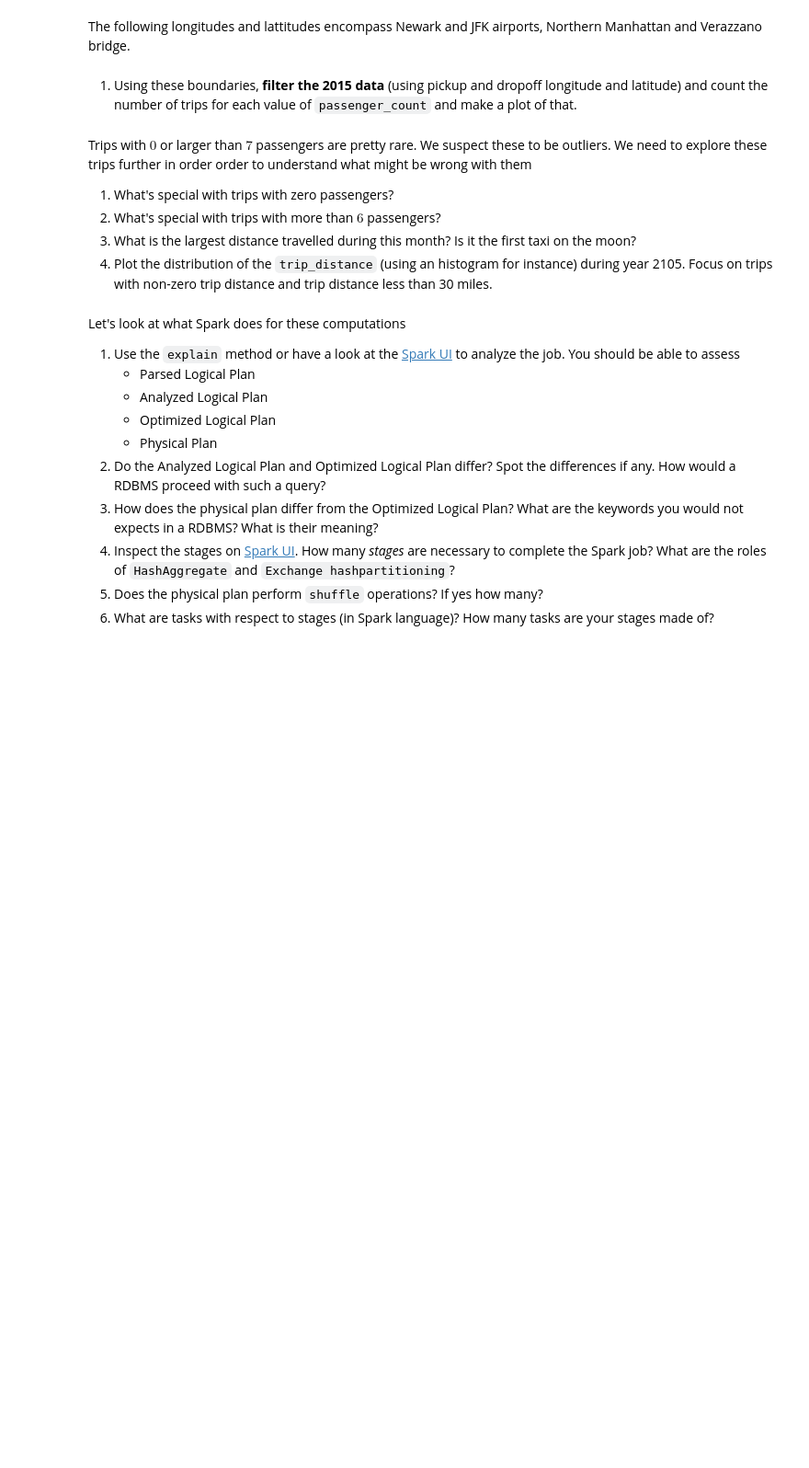
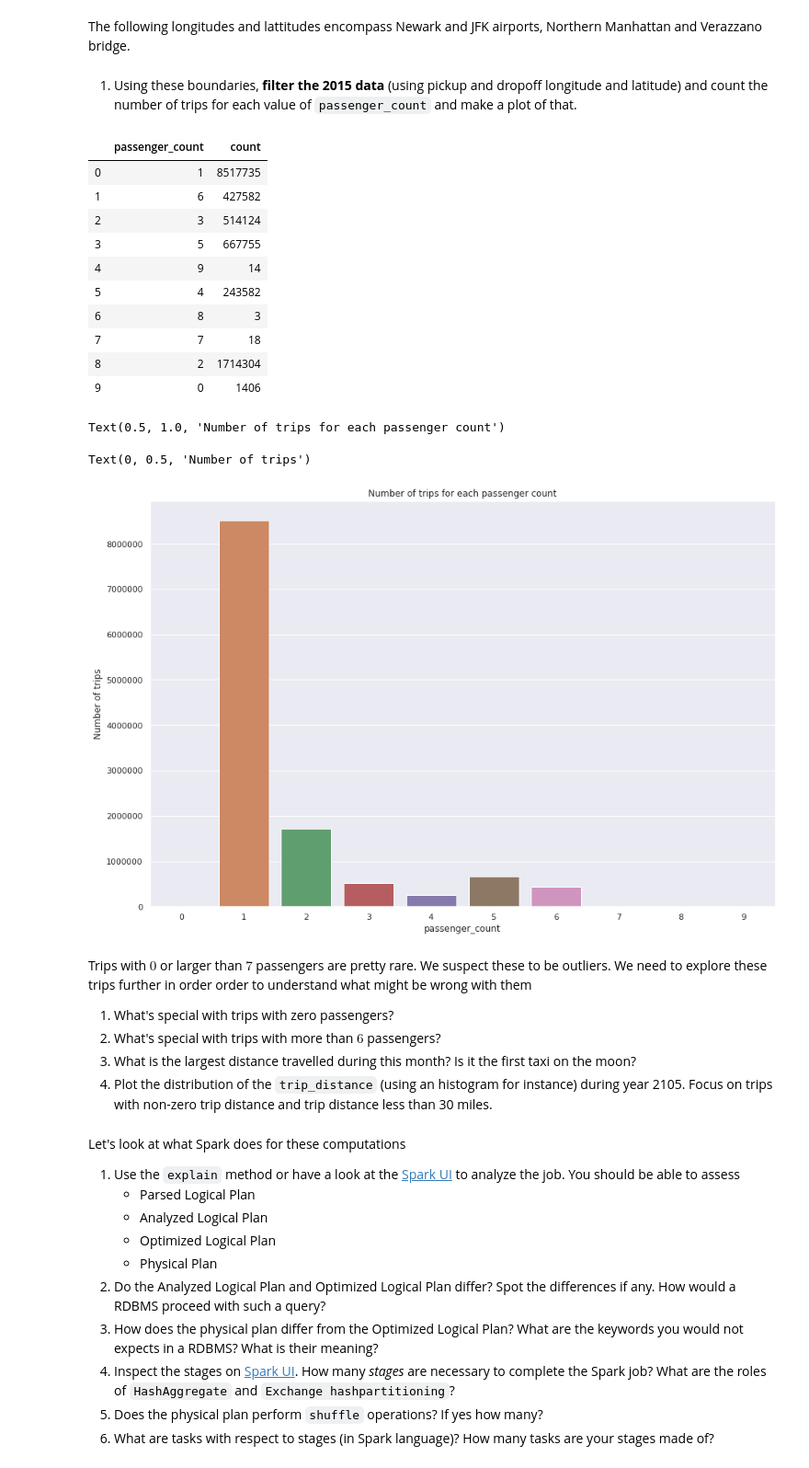
Before and after one commit to JLechuga94/BigData_1, a Jupyter notebook: homework03.ipynb, the cells around one changed output. Shown at 92% size. Cells and saved outputs as stored; diff of their text form; code cells hidden in the pictures; blank space fills up the shorter version.

Commit message:
Added creation of parquet files, began solving question 3

```diff
--- a/homework03.ipynb
+++ b/homework03.ipynb
@@ -121,10 +123,9 @@ sc = SparkContext.getOrCreate(conf=conf)
 <pyspark.conf.SparkConf at 0x...>
 <pyspark.conf.SparkConf at 0x...>
 # %%
-spark = (SparkSession
-         .builder
-         .appName("Spark NYC Analysis")
-         .getOrCreate())
+spark = (SparkSession.builder
+        .appName('Spark NYC Analysis')
+        .getOrCreate())
 # %%
 spark.stop()
 # %% [markdown]
@@ -256,3 +470,5 @@ in 2015 and the same calendar month in 2018.
 
 **Hint.** In order to build appealing graphics, you may stick to `matplotlib + seaborn`, you can use also
 `plotly`, which is used a lot to build interactive graphics, but you can use whatever you want.
+# %%
+df_2015_June = spark.read.parquet("parquets/yellow_tripdata_2015.parquet/Month=6")
@@ -265,6 +501,36 @@ lat_min = 40.58
 lat_max = 40.90
 # %% [markdown]
 1. Using these boundaries, **filter the 2015 data** (using pickup and dropoff longitude and latitude) and count the number of trips for each value of `passenger_count` and make a plot of that.
+# %%
+query1 = "(pickup_longitude BETWEEN {0} AND {1} AND pickup_latitude BETWEEN {2} AND {3}) AND (dropoff_longitude BETWEEN {0} AND {1} AND dropoff_latitude BETWEEN {2} AND {3})".format(long_min, long_max, lat_min, lat_max)
+df_coordinates = df_2015_June.where(query1).select("VendorID", "passenger_count", "pickup_longitude","pickup_latitude", "dropoff_longitude", "dropoff_latitude")
+# %%
+filtered_count = df_coordinates.groupBy("passenger_count").count().toPandas()
+# %%
+filtered_count
+
+fig = plt.figure(figsize=(15,10))
+sns.set()
+g = sns.barplot(x = "passenger_count", y = "count", data = filtered_count)
+
+g.set_title("Number of trips for each passenger count")
+plt.ylabel("Number of trips")
+plt.show(g)
+# %% [output]
+|  | passenger_count | count |
+| 0 | 1 | 8517735 |
+| 1 | 6 | 427582 |
+| 2 | 3 | 514124 |
+| 3 | 5 | 667755 |
+| 4 | 9 | 14 |
+| 5 | 4 | 243582 |
+| 6 | 8 | 3 |
+| 7 | 7 | 18 |
+| 8 | 2 | 1714304 |
+| 9 | 0 | 1406 |
+Text(0.5, 1.0, 'Number of trips for each passenger count')
+Text(0, 0.5, 'Number of trips')
+[figure, added]
 # %% [markdown]
 Trips with $0$ or larger than $7$ passengers are pretty rare.
 We suspect these to be outliers.
```
Also changed, not shown: parts of 27 cells of this notebook.
